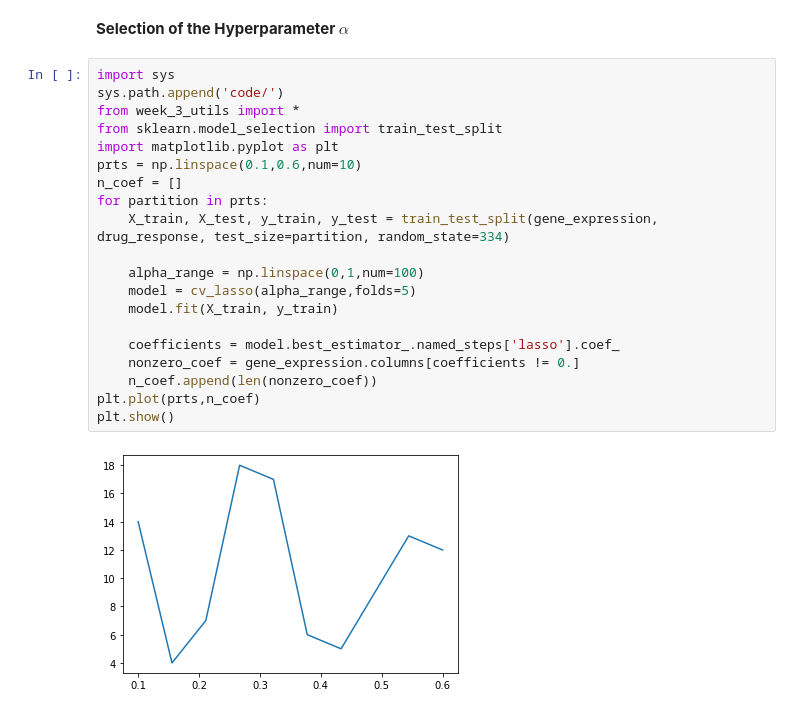
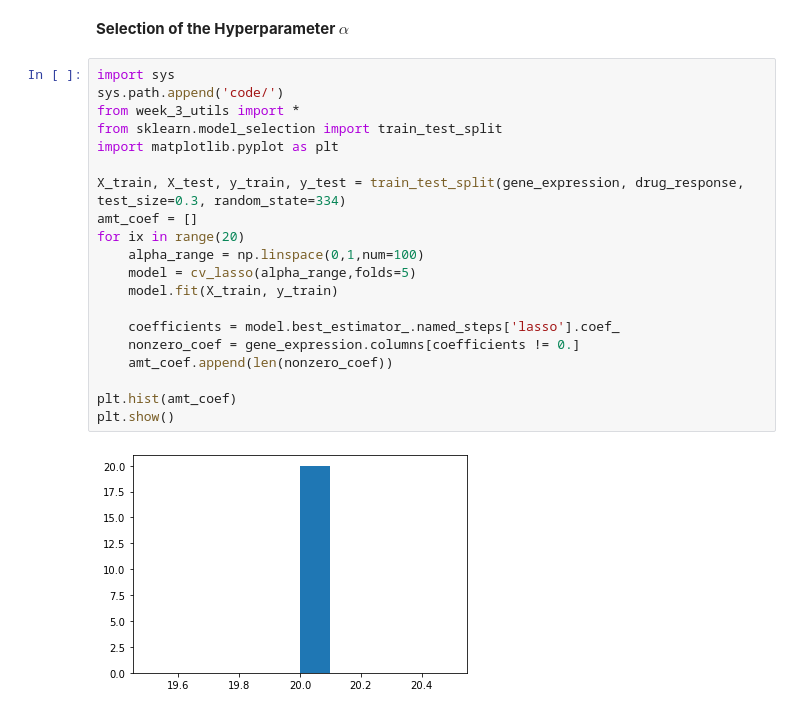
Before and after one commit to max-de-rooij/8dm50-machine-learning, a Jupyter notebook: practicals/week_3.ipynb, the cells around one changed output. Cells and saved outputs as stored; diff of their text form.

```diff
--- a/practicals/week_3.ipynb
+++ b/practicals/week_3.ipynb
@@ -359,22 +368,22 @@ Show the effect of the regularization on the parameter estimates in terms of bia
 # %%
 import sys
 sys.path.append('code/')
 from week_3_utils import *
 from sklearn.model_selection import train_test_split
 import matplotlib.pyplot as plt
-prts = np.linspace(0.1,0.6,num=10)
-n_coef = []
-for partition in prts:
-    X_train, X_test, y_train, y_test = train_test_split(gene_expression, drug_response, test_size=partition, random_state=334)
 
+X_train, X_test, y_train, y_test = train_test_split(gene_expression, drug_response, test_size=0.3, random_state=334)
+amt_coef = []
+for ix in range(20)
     alpha_range = np.linspace(0,1,num=100)
     model = cv_lasso(alpha_range,folds=5)
     model.fit(X_train, y_train)
 
     coefficients = model.best_estimator_.named_steps['lasso'].coef_
     nonzero_coef = gene_expression.columns[coefficients != 0.]
-    n_coef.append(len(nonzero_coef))
-plt.plot(prts,n_coef)
+    amt_coef.append(len(nonzero_coef))
+
+plt.hist(amt_coef)
 plt.show()
 # %% [output]
-[figure, old version]
+[figure, new version]
```
Also changed, not shown: parts of 5 cells of this notebook.
